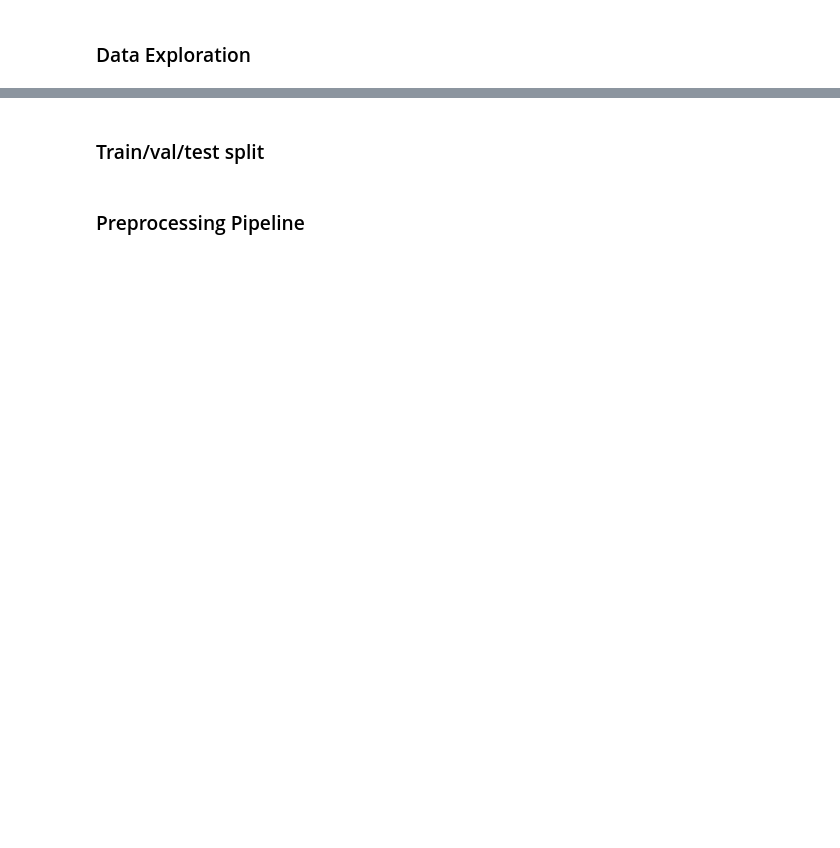
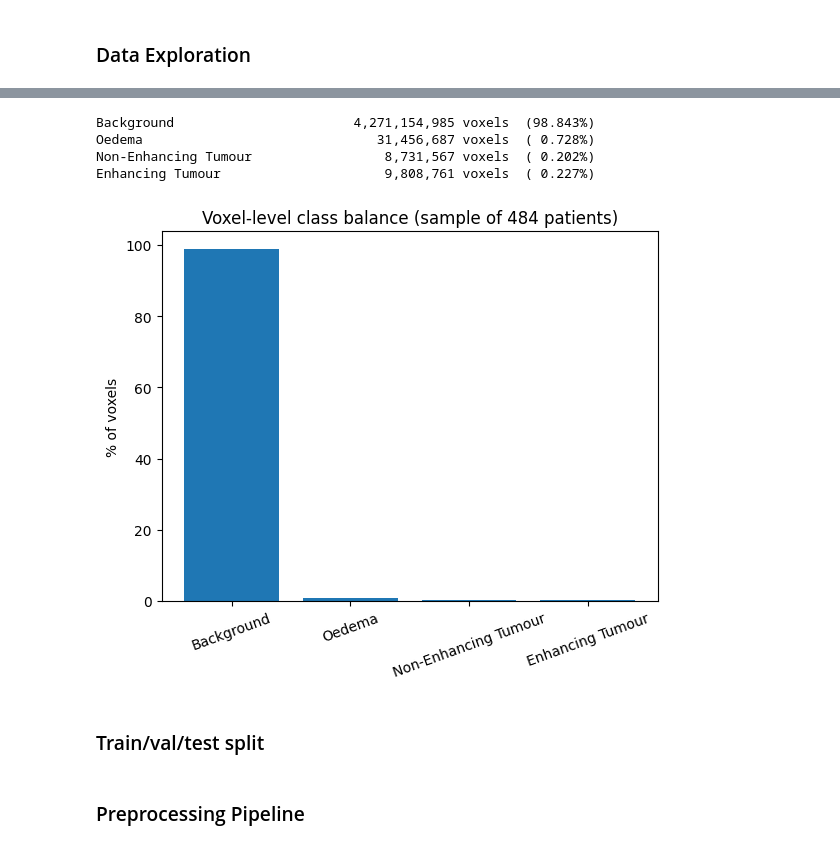
Before and after one commit to Ron-Maina/Brain-Tumour-Segmentation-, a Jupyter notebook: Multi_Region_Brain_Tumour_Segmentation.ipynb, the cells around one changed output, grey strips where cells are left out. Drawn from its saved outputs; the diff is of its cells as text; code cells hidden in the pictures; blank space fills up the shorter version.

```diff
--- a/Multi_Region_Brain_Tumour_Segmentation.ipynb
+++ b/Multi_Region_Brain_Tumour_Segmentation.ipynb
@@ -60,0 +179,23 @@ print("Checkpoint reload OK:", reloaded["epoch"] == 0)
+# %%
+# Check all labels against the originals
+import tempfile, zipfile, numpy as np, nibabel as nib
+
+mismatches, bad_values, n = [], [], 0
+with zipfile.ZipFile(ZIP_PATH) as z:
+    labels = [i for i in z.infolist() if wanted(i.filename) and "labelsTr" in i.filename.split("/") and i.filename.endswith(".nii")]
+    for info in labels:
+        with tempfile.NamedTemporaryFile(suffix=".nii") as tmp:
+            with z.open(info) as src:
+                shutil.copyfileobj(src, tmp, 16 * 1024 * 1024)
+            tmp.flush()
+            a = nib.load(tmp.name)
+            original = np.asarray(a.dataobj); original_affine = a.affine
+        b = nib.load(os.path.join(LOCAL_ROOT, info.filename + ".gz"))
+        copy = np.asarray(b.dataobj)
+        if not (np.array_equal(original, copy) and np.array_equal(original_affine, b.affine)):
+            mismatches.append(os.path.basename(info.filename))
+        if not set(np.unique(copy).tolist()) <= {0, 1, 2, 3}:
+            bad_values.append(os.path.basename(info.filename))
+        n += 1
+print(f"labels checked: {n} | different from original: {len(mismatches)} | values outside 0-3: {len(bad_values)}")
+print("differences:", mismatches[:10], "| bad values:", bad_values[:10])
@@ -60,0 +205,16 @@ print("Checkpoint reload OK:", reloaded["epoch"] == 0)
+# %%
+# Find DATA_DIR and time one load
+DATA_DIR = None
+for root, dirs, files in os.walk(LOCAL_ROOT):
+    if "imagesTr" in dirs and "labelsTr" in dirs:
+        DATA_DIR = root
+        break
+print("DATA_DIR =", DATA_DIR)
+assert DATA_DIR is not None, "imagesTr/labelsTr not found - paste the output of A3 back"
+
+import nibabel as nib
+sample = sorted(f for f in os.listdir(os.path.join(DATA_DIR, "imagesTr")) if not f.startswith("._"))[0]
+path = os.path.join(DATA_DIR, "imagesTr", sample)
+print(sample, f"{os.path.getsize(path)/1e6:.0f} MB on disk")
+for attempt in (1, 2):
+    t0 = time.time(); arr = nib.load(path).get_fdata(); print(f"load {attempt}: {time.time() - t0:.2f} s, shape {arr.shape}")
@@ -115,31 +283,37 @@ for pid, problem in issues:
 # %%
 """
 Voxel-level class balance for the entire dataset based on patient_ids
 """
 
 #0=background, 1=edema, 2=non-enhancing tumor, 3=enhancing tumour.
 class_names = ["Background", "Oedema", "Non-Enhancing Tumour", "Enhancing Tumour"]
 voxel_counts = np.zeros(4, dtype=np.int64)
 
-sample_size = 50
+sample_size = len(patient_ids)
 sample_ids = patient_ids[:sample_size]
 for pid in sample_ids:
     label = nib.load(label_files[pid]).get_fdata()
     values, counts = np.unique(label, return_counts=True)
     for v, c in zip(values, counts):
         voxel_counts[int(v)] += c
 
 total_voxels = voxel_counts.sum()
 percentages = 100 * voxel_counts / total_voxels
 
 for name, count, pct in zip(class_names, voxel_counts, percentages):
     print(f"{name:30s} {count:>15,d} voxels  ({pct:6.3f}%)")
 
 plt.bar(class_names, percentages)
 plt.ylabel("% of voxels")
 plt.title(f"Voxel-level class balance (sample of {sample_size} patients)")
 plt.xticks(rotation=20)
 plt.show()
+# %% [output]
+Background                       4,271,154,985 voxels  (98.843%)
+Oedema                              31,456,687 voxels  ( 0.728%)
+Non-Enhancing Tumour                 8,731,567 voxels  ( 0.202%)
+Enhancing Tumour                     9,808,761 voxels  ( 0.227%)
+[figure, added]
 # %% [markdown]
 ### Train/val/test split
 # %%
```
Also changed, not shown: parts of 22 cells of this notebook.
